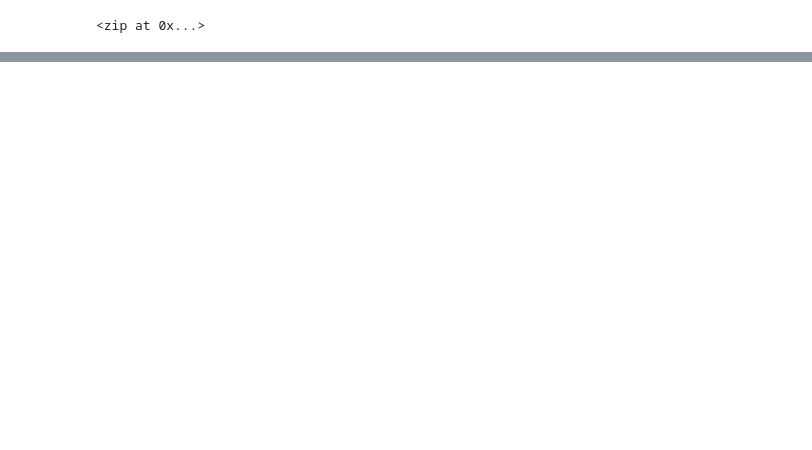
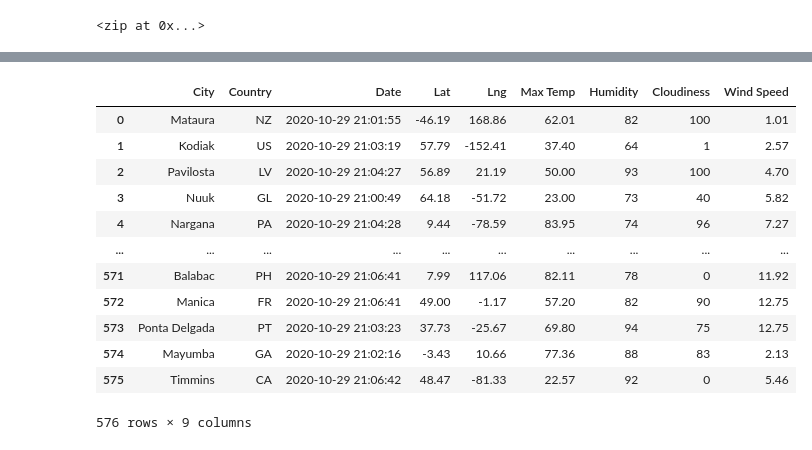
Before and after one commit to Changscorner/World_Weather_Analysis, a Jupyter notebook: WeatherPy.ipynb, the cells around one changed output, grey strips where cells are left out. Cells and saved outputs as stored; diff of their text form; code cells hidden in the pictures; blank space fills up the shorter version.

Commit message:
Update weatherpy

```diff
--- a/WeatherPy.ipynb
+++ b/WeatherPy.ipynb
@@ -42,0 +63,4 @@ shenjiamen cn
+# %%
+# Starting URL for Weather Map API Call.
+url = "http://api.openweathermap.org/data/2.5/weather?units=Imperial&APPID=" + weather_api_key
+print(url)
@@ -42,0 +72,10 @@ shenjiamen cn
+# %%
+# Create an empty list to hold the weather data.
+city_data = []
+# Print the beginning of the logging.
+print("Beginning Data Retrieval     ")
+print("-----------------------------")
+
+# Create counters.
+record_count = 1
+set_count = 1
@@ -42,0 +152,4 @@ shenjiamen cn
+# %%
+# Convert the array of dictionaries to a Pandas DataFrame.
+city_data_df = pd.DataFrame(city_data)
+city_data_df.head(10)
@@ -42,0 +168,19 @@ shenjiamen cn
+# %%
+new_column_order = ["City", "Country", "Date", "Lat", "Lng", "Max Temp", "Humidity", "Cloudiness", "Wind Speed"]
+# %%
+city_data_df = city_data_df[new_column_order]
+city_data_df
+# %% [output]
+|  | City | Country | Date | Lat | Lng | Max Temp | Humidity | Cloudiness | Wind Speed |
+| 0 | Mataura | NZ | 2020-10-29 21:01:55 | -46.19 | 168.86 | 62.01 | 82 | 100 | 1.01 |
+| 1 | Kodiak | US | 2020-10-29 21:03:19 | 57.79 | -152.41 | 37.40 | 64 | 1 | 2.57 |
+| 2 | Pavilosta | LV | 2020-10-29 21:04:27 | 56.89 | 21.19 | 50.00 | 93 | 100 | 4.70 |
+| 3 | Nuuk | GL | 2020-10-29 21:00:49 | 64.18 | -51.72 | 23.00 | 73 | 40 | 5.82 |
+| 4 | Nargana | PA | 2020-10-29 21:04:28 | 9.44 | -78.59 | 83.95 | 74 | 96 | 7.27 |
+| ... | ... | ... | ... | ... | ... | ... | ... | ... | ... |
+| 571 | Balabac | PH | 2020-10-29 21:06:41 | 7.99 | 117.06 | 82.11 | 78 | 0 | 11.92 |
+| 572 | Manica | FR | 2020-10-29 21:06:41 | 49.00 | -1.17 | 57.20 | 82 | 90 | 12.75 |
+| 573 | Ponta Delgada | PT | 2020-10-29 21:03:23 | 37.73 | -25.67 | 69.80 | 94 | 75 | 12.75 |
+| 574 | Mayumba | GA | 2020-10-29 21:02:16 | -3.43 | 10.66 | 77.36 | 88 | 83 | 2.13 |
+| 575 | Timmins | CA | 2020-10-29 21:06:42 | 48.47 | -81.33 | 22.57 | 92 | 0 | 5.46 |
+576 rows × 9 columns
```
Also changed, not shown: parts of 9 cells of this notebook, 1 other file.
